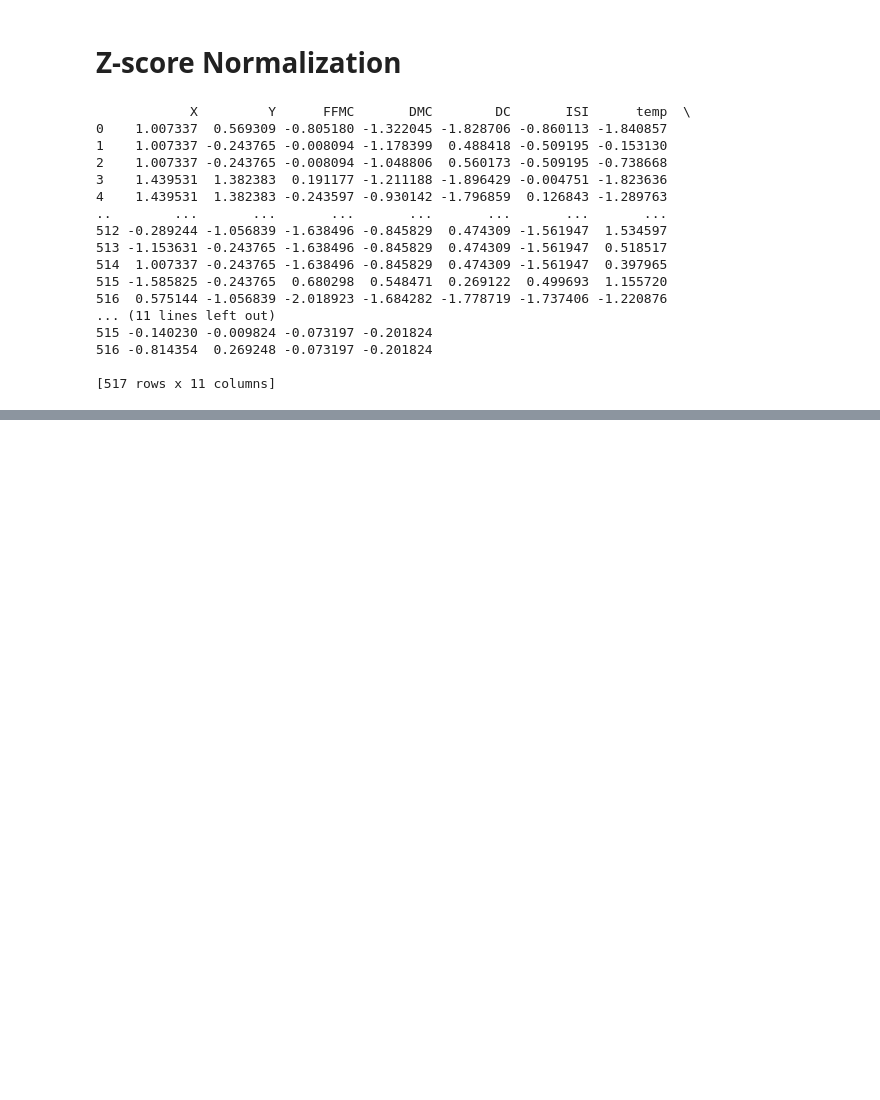
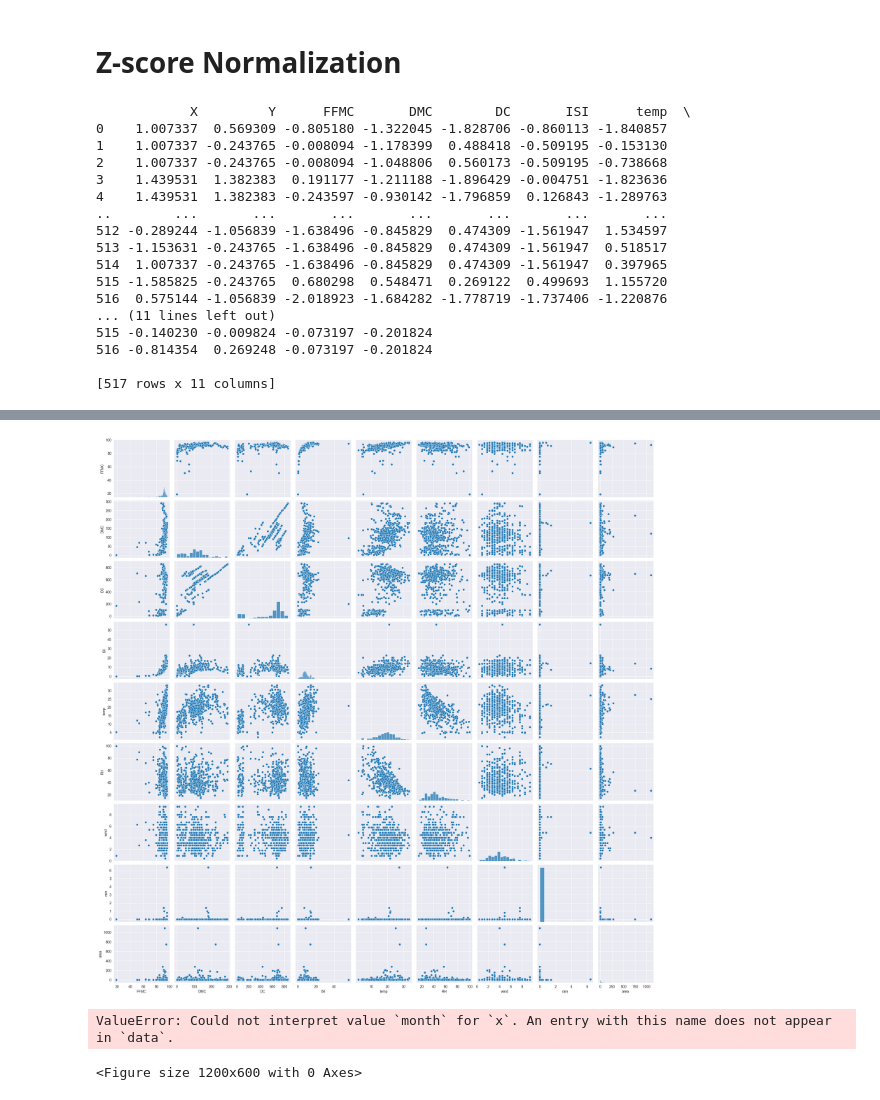
Before and after one commit to wumengyuu/PAD, a Jupyter notebook: main.ipynb, the cells around one changed output, grey strips where cells are left out. Cells and saved outputs as stored; diff of their text form; code cells hidden in the pictures; blank space fills up the shorter version.

```diff
--- a/main.ipynb
+++ b/main.ipynb
@@ -108,0 +142,13 @@ print(df_z_score)
+# %%
+sns.pairplot(df[['FFMC', 'DMC', 'DC', 'ISI', 'temp', 'RH', 'wind', 'rain', 'area']])
+plt.show()
+# %% [output]
+[figure, added]
+# %%
+plt.figure(figsize=(12,6))
+sns.countplot(x='month', data=df, order=['jan','feb','mar','apr','may','jun','jul','aug','sep','oct','nov','dec'])
+plt.title("Fire Occurrences per Month")
+plt.show()
+# %% [output]
+ValueError: Could not interpret value `month` for `x`. An entry with this name does not appear in `data`.
+<Figure size 1200x600 with 0 Axes>
```
Also changed, not shown: parts of 5 cells of this notebook, 1 other file.
